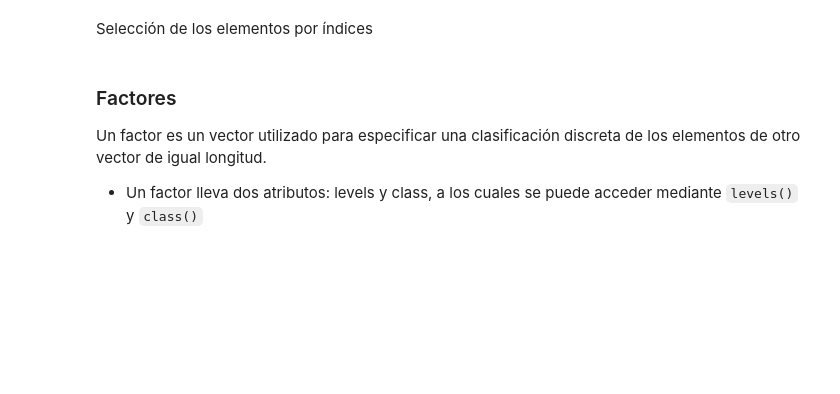
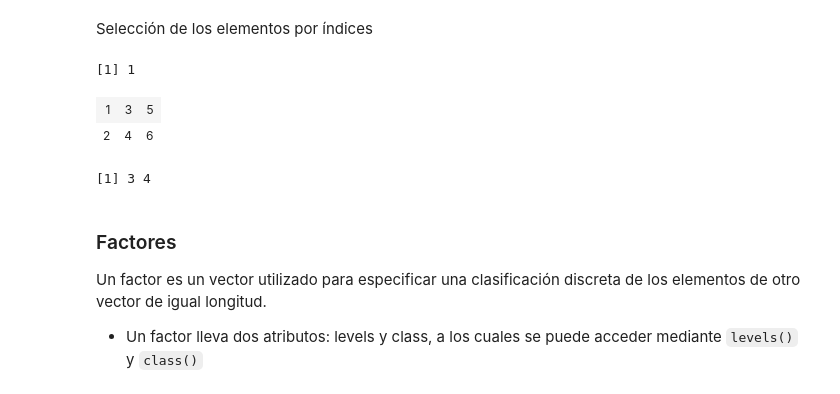
Before and after one commit to yerartdev/introduccion-R, a Jupyter notebook: R_S1_introduccion.ipynb, the cells around one changed output. Drawn from its saved outputs; the diff is of its cells as text; code cells hidden in the pictures; blank space fills up the shorter version.

```diff
--- a/R_S1_introduccion.ipynb
+++ b/R_S1_introduccion.ipynb
@@ -483,9 +749,14 @@ class(x)
 # %% [markdown]
 Selección de los elementos por índices
 # %%
-z[1,1,1]
-z[,,1]
-z[,2,1]
+x[1,1,1]
+x[,,1]
+x[,2,1]
+# %% [output]
+[1] 1
+| 1 | 3 | 5 |
+| 2 | 4 | 6 |
+[1] 3 4
 # %% [markdown]
 ### Factores
 Un factor es un vector utilizado para especificar una clasificación discreta de los elementos de otro vector de igual longitud.
```
Also changed, not shown: parts of 56 cells of this notebook.
